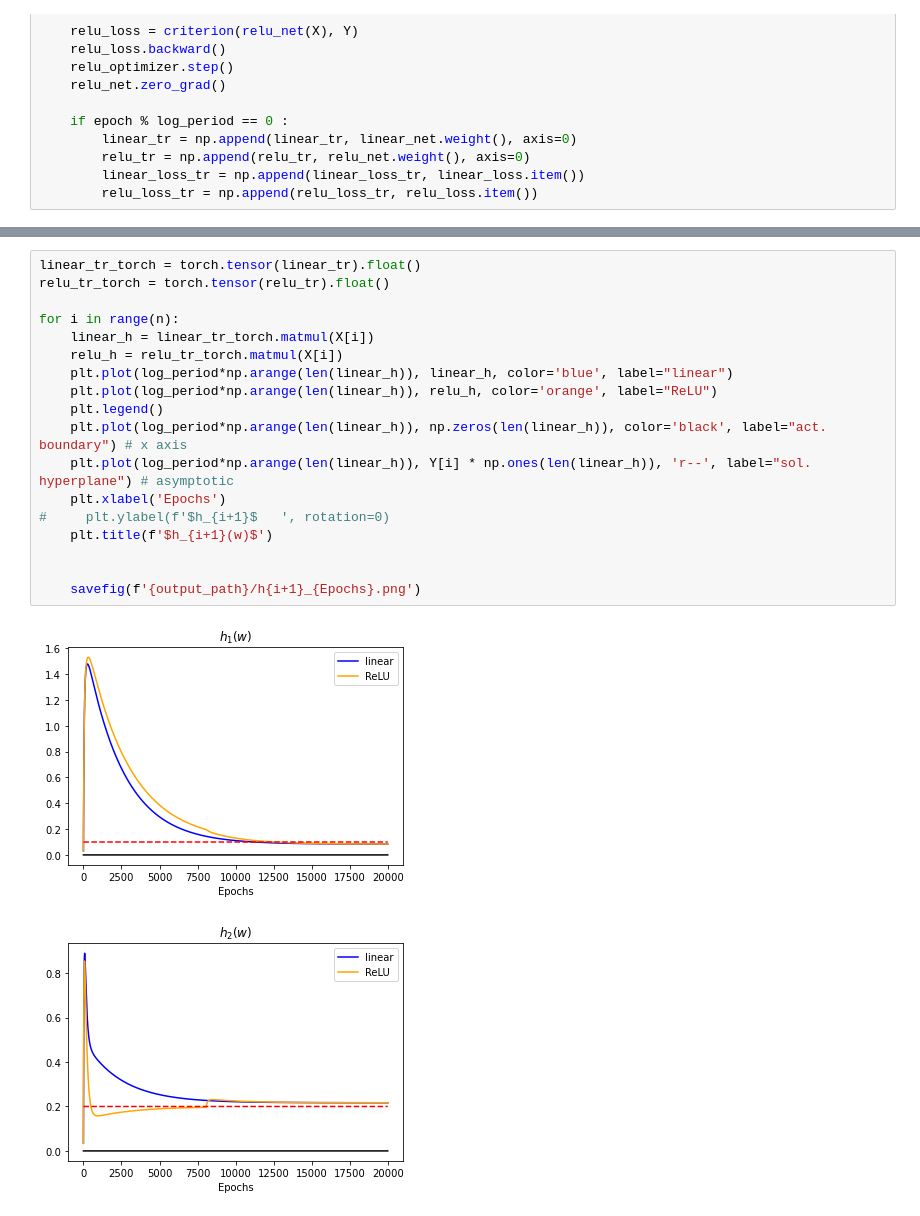
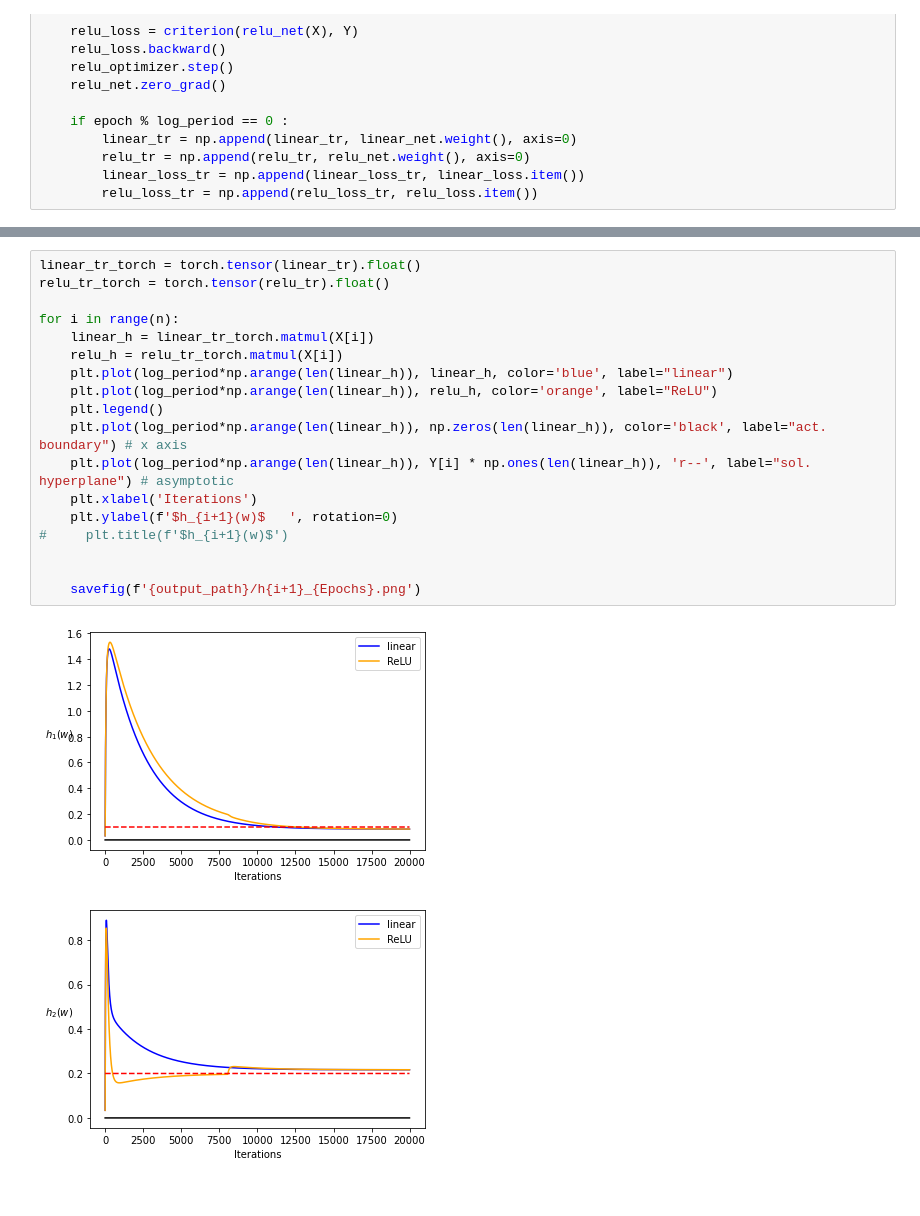
Before and after one commit to leeleesang/Single-Layer-Networks, a Jupyter notebook: Exmp_Revisit.ipynb, the cells around one changed output, grey strips where cells are left out. Saved outputs shown, nothing was run; the diff lists cells and outputs as text.

```diff
--- a/Exmp_Revisit.ipynb
+++ b/Exmp_Revisit.ipynb
@@ -134,21 +134,21 @@ savefig(f'{output_path}/convergence_{Epochs}.png')
 # %%
 linear_tr_torch = torch.tensor(linear_tr).float()
 relu_tr_torch = torch.tensor(relu_tr).float()
 
 for i in range(n):
     linear_h = linear_tr_torch.matmul(X[i])
     relu_h = relu_tr_torch.matmul(X[i])
     plt.plot(log_period*np.arange(len(linear_h)), linear_h, color='blue', label="linear")
     plt.plot(log_period*np.arange(len(linear_h)), relu_h, color='orange', label="ReLU")
     plt.legend()
     plt.plot(log_period*np.arange(len(linear_h)), np.zeros(len(linear_h)), color='black', label="act. boundary") # x axis
     plt.plot(log_period*np.arange(len(linear_h)), Y[i] * np.ones(len(linear_h)), 'r--', label="sol. hyperplane") # asymptotic
-    plt.xlabel('Epochs')
-#     plt.ylabel(f'$h_{i+1}$   ', rotation=0)
-    plt.title(f'$h_{i+1}(w)$')
+    plt.xlabel('Iterations')
+    plt.ylabel(f'$h_{i+1}(w)$   ', rotation=0)
+#     plt.title(f'$h_{i+1}(w)$')
 
 
     savefig(f'{output_path}/h{i+1}_{Epochs}.png')
 # %% [output]
-[figure, old version]
+[figure, new version]
-[figure, old version]
+[figure, new version]
```
Also changed, not shown: parts of 4 cells of this notebook, 19 other files.
